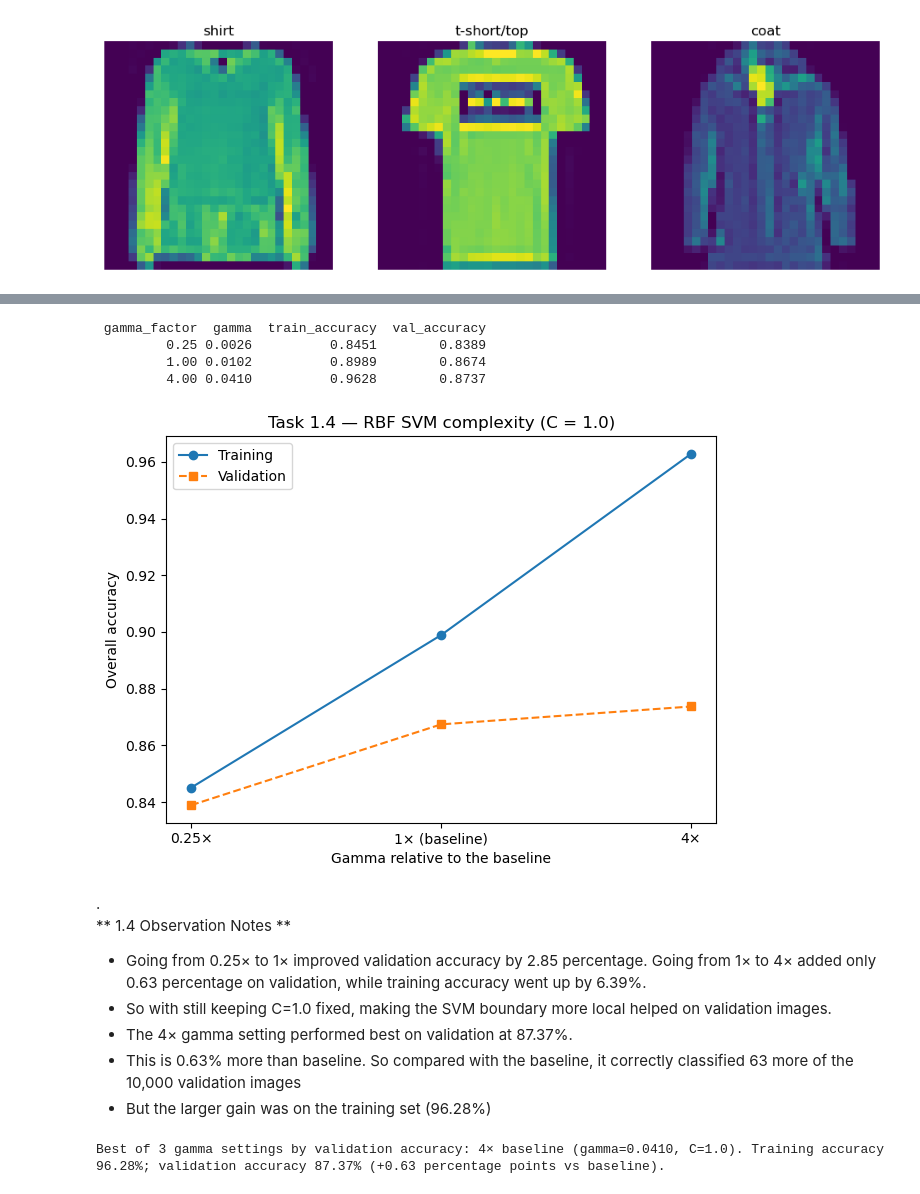
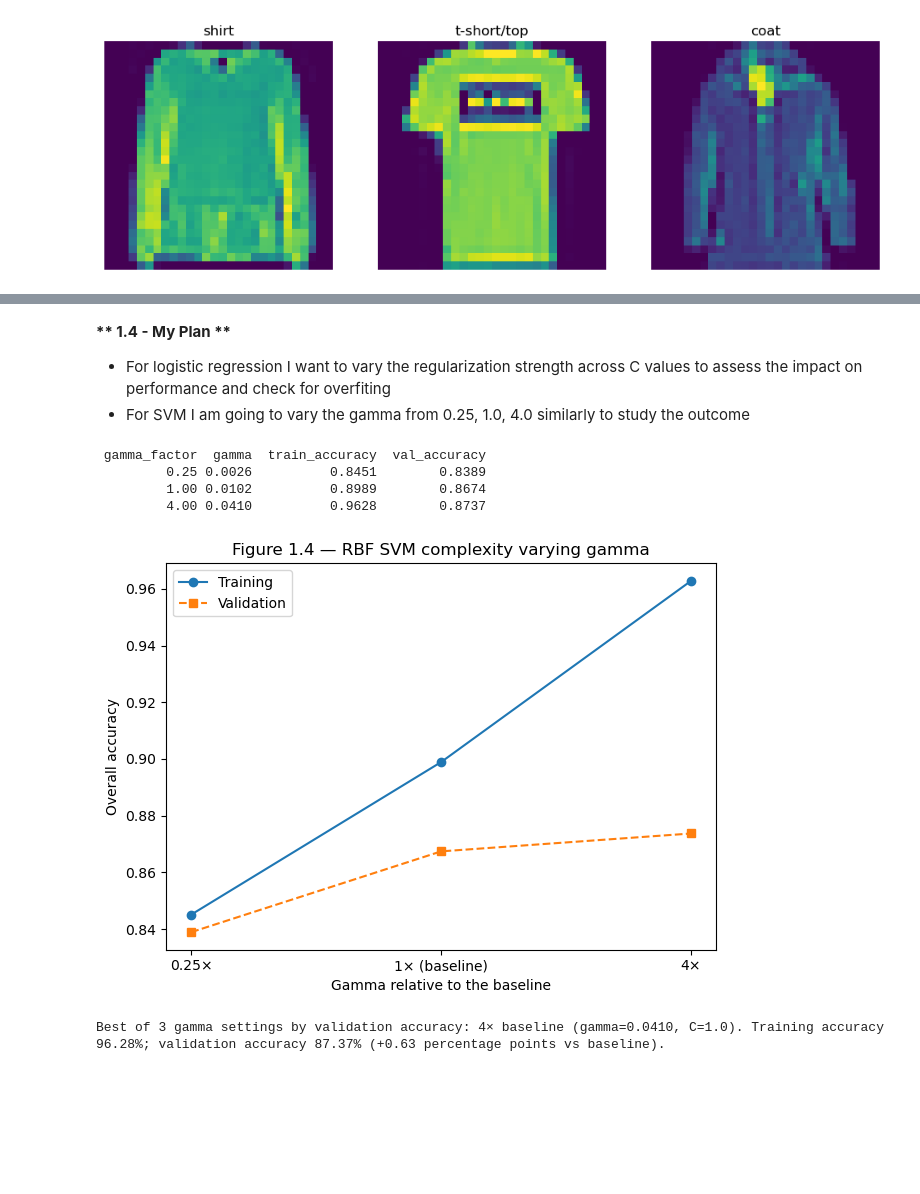
Before and after one commit to selvathandavarayan-crypto/ec251098-ML, a Jupyter notebook: ML_CW_2026.ipynb, the cells around one changed output, grey strips where cells are left out. Saved outputs shown, nothing was run; the diff lists cells and outputs as text; code cells hidden in the pictures; blank space fills up the shorter version.

```diff
--- a/ML_CW_2026.ipynb
+++ b/ML_CW_2026.ipynb
@@ -792,50 +716,43 @@ SVM correctly recognised 32 of these 144 shirts that LR missed.
+# %% [markdown]
+<b> **  1.4 - My Plan ** </b>
+* For logistic regression I want to vary the regularization strength across C values to assess the impact on performance and check for overfiting
+* For SVM I am going to vary the gamma from 0.25, 1.0, 4.0 similarly to study the outcome
 # %%
-#to-do:
+#to-do: should I do logistic regression fist? gamma analysis in SVM is simple and direct
 from sklearn.base import clone
 
 gamma_base = 1.0 / (X_fit.shape[1] * X_fit.var(dtype="float64"))
 rows = []
-
 for factor in [0.25, 1.0, 4.0]:
     gamma_value = factor * gamma_base
-
     fitted_svm = clone(svm).set_params(gamma=gamma_value)
     fitted_svm.fit(X_fit, y_fit)
-
     rows.append({
         "gamma_factor": factor,
         "gamma": gamma_value,
         "train_accuracy": fitted_svm.score(X_fit, y_fit),
         "val_accuracy": fitted_svm.score(X_val, y_val),})
 
 gamma_results = pd.DataFrame(rows)
 gamma_results.to_csv("results/part1_4_svm_gamma_study.csv", index=False)
 print(gamma_results.round(4).to_string(index=False))
 
 ax = gamma_results.plot(x="gamma_factor", y="train_accuracy", marker="o", label="Training")
 gamma_results.plot(
     x="gamma_factor", y="val_accuracy", marker="s",
     linestyle="--", label="Validation", ax=ax)
 ax.set_xscale("log", base=2)
 ax.set_xticks([0.25, 1, 4], labels=["0.25×", "1× (baseline)", "4×"])
 ax.set_xlabel("Gamma relative to the baseline")
 ax.set_ylabel("Overall accuracy")
-ax.set_title("Task 1.4 — RBF SVM complexity (C = 1.0)")
+ax.set_title("Figure 1.4 — RBF SVM complexity varying gamma")
 ax.figure.tight_layout()
 ax.figure.savefig("figures/part1_4_svm_gamma_study.png", dpi=150)
 plt.show()
 # %% [output]
  gamma_factor  gamma  train_accuracy  val_accuracy
          0.25 0.0026          0.8451        0.8389
          1.00 0.0102          0.8989        0.8674
          4.00 0.0410          0.9628        0.8737
-[figure, old version]
+[figure, new version]
-# %% [markdown]
-.
-** 1.4 Observation Notes **
-* Going from 0.25× to 1× improved validation accuracy by 2.85 percentage. Going from 1× to 4× added only 0.63 percentage on validation, while training accuracy went up by 6.39%.
-* So with still keeping C=1.0 fixed, making the SVM boundary more local helped on validation images.
-* The 4× gamma setting performed best on validation at 87.37%.
-* This is 0.63% more than baseline. So compared with the baseline, it correctly classified 63 more of the 10,000 validation images
-* But the larger gain was on the training set (96.28%)
 # %%
```
Also changed, not shown: parts of 143 cells of this notebook.
